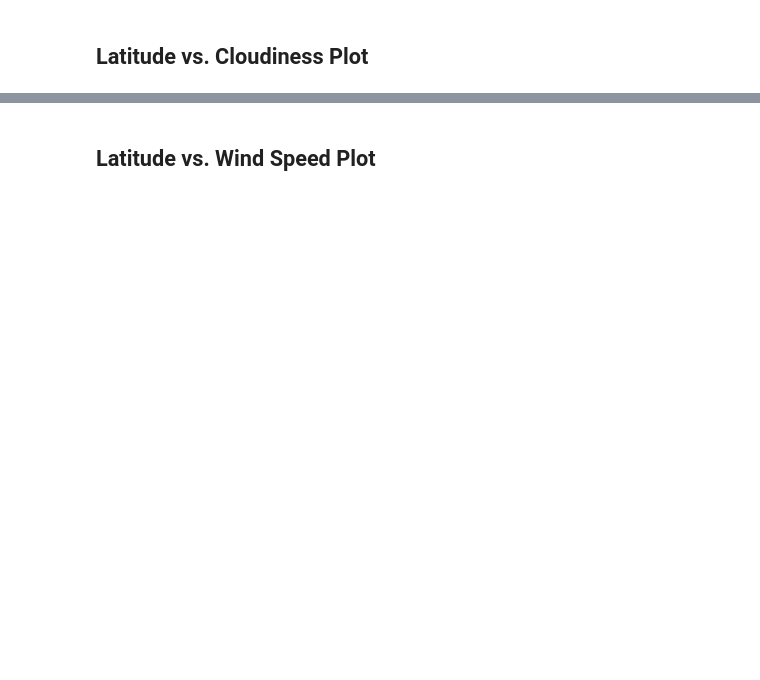
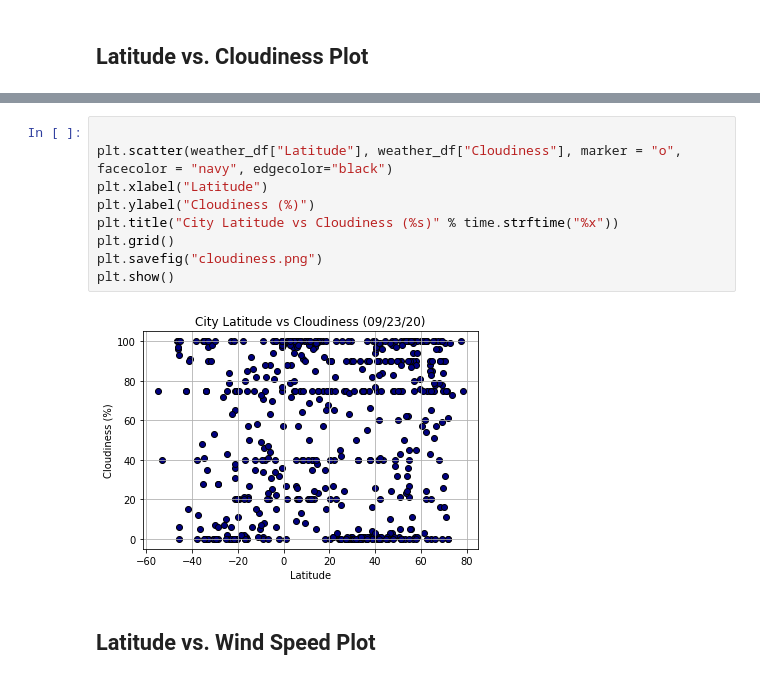
Before and after one commit to delanybroome/pyton-api-challenge, a Jupyter notebook: weatherpy.ipynb, the cells around one changed output, grey strips where cells are left out. Drawn from its saved outputs; the diff is of its cells as text; blank space fills up the shorter version.

```diff
--- a/weatherpy.ipynb
+++ b/weatherpy.ipynb
@@ -164,2 +200,13 @@ df.to_csv('city_data.csv', index=False)
+# %%
+
+plt.scatter(weather_df["Latitude"], weather_df["Cloudiness"], marker = "o", facecolor = "navy", edgecolor="black")
+plt.xlabel("Latitude")
+plt.ylabel("Cloudiness (%)")
+plt.title("City Latitude vs Cloudiness (%s)" % time.strftime("%x"))
+plt.grid()
+plt.savefig("cloudiness.png")
+plt.show()
+# %% [output]
+[figure, added]
 # %% [markdown]
 ## Latitude vs. Wind Speed Plot
```
Also changed, not shown: parts of 27 cells of this notebook, 6 other files.
